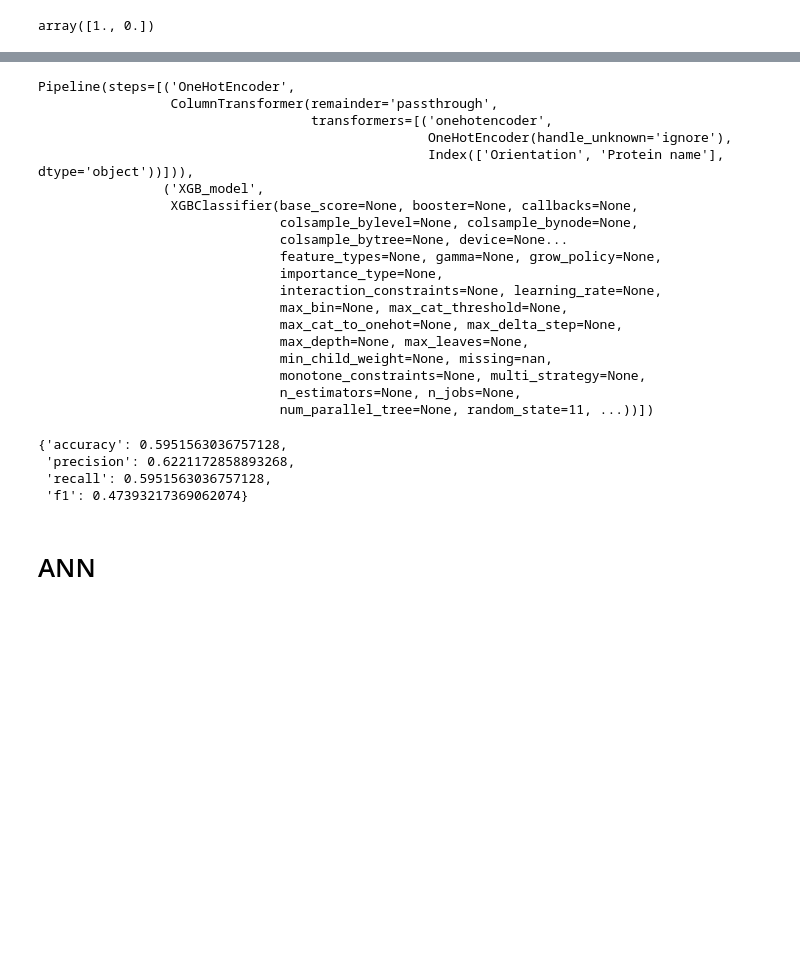
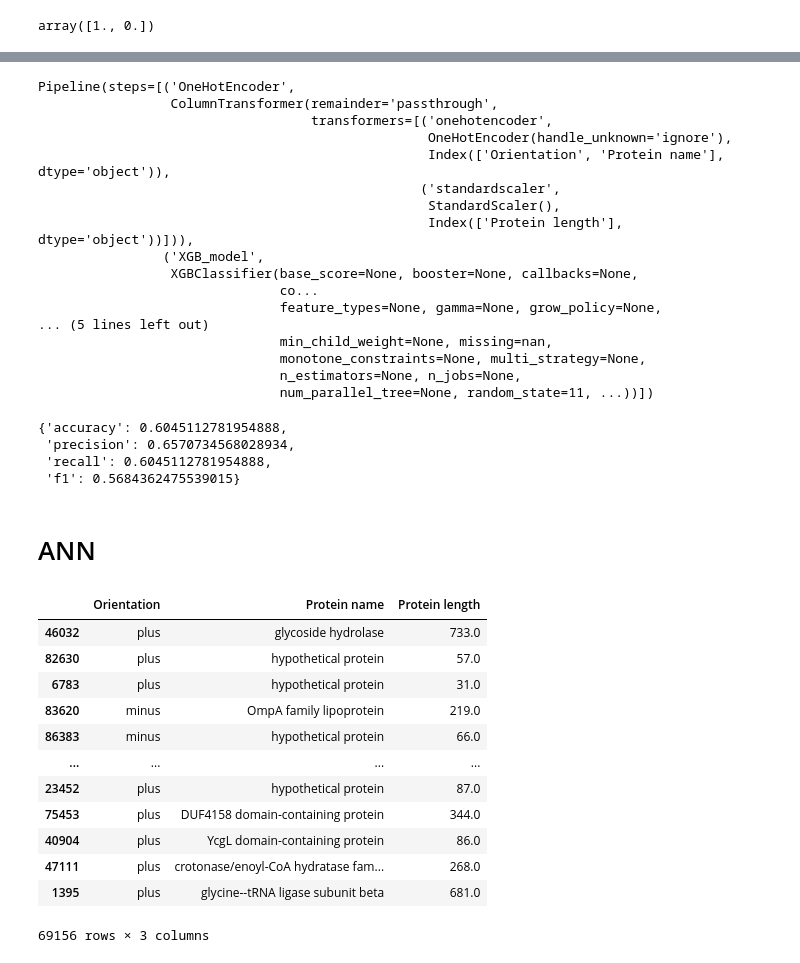
Before and after one commit to ayaramis/Kaggle, a Jupyter notebook: pgpr_nonpgpr.ipynb, the cells around one changed output, grey strips where cells are left out. Saved outputs shown, nothing was run; the diff lists cells and outputs as text; code cells hidden in the pictures; blank space fills up the shorter version.

```diff
--- a/pgpr_nonpgpr.ipynb
+++ b/pgpr_nonpgpr.ipynb
@@ -88,3 +83,4 @@ from sklearn.model_selection import train_test_split
 X_train, X_test, y_train, y_test = train_test_split(X, y, test_size=0.2, stratify=y, random_state=11)
 # %%
 ohe = X_train.select_dtypes("object").columns
+num = X_train.select_dtypes("float64").columns
@@ -91,9 +91,11 @@ ohe = X_train.select_dtypes("object").columns
 # %%
 from sklearn.compose import make_column_transformer
 from sklearn.preprocessing import OneHotEncoder, LabelEncoder
+from sklearn.preprocessing import StandardScaler
 
 ohe_enc = OneHotEncoder(handle_unknown='ignore') #OneHotEncoder
-column_trans = make_column_transformer((ohe_enc, ohe), remainder='passthrough')
+std_sca = StandardScaler()
+column_trans = make_column_transformer((ohe_enc, ohe),(std_sca, num), remainder='passthrough')
 # %%
 from sklearn.pipeline import Pipeline
 from sklearn.ensemble import RandomForestClassifier
@@ -144,17 +214,15 @@ Pipeline(steps=[('OneHotEncoder',
                  ColumnTransformer(remainder='passthrough',
                                    transformers=[('onehotencoder',
                                                   OneHotEncoder(handle_unknown='ignore'),
-                                                  Index(['Orientation', 'Protein name'], dtype='object'))])),
+                                                  Index(['Orientation', 'Protein name'], dtype='object')),
+                                                 ('standardscaler',
+                                                  StandardScaler(),
+                                                  Index(['Protein length'], dtype='object'))])),
                 ('XGB_model',
                  XGBClassifier(base_score=None, booster=None, callbacks=None,
-                               colsample_bylevel=None, colsample_bynode=None,
-                               colsample_bytree=None, device=None...
+                               co...
                                feature_types=None, gamma=None, grow_policy=None,
-                               importance_type=None,
-                               interaction_constraints=None, learning_rate=None,
-                               max_bin=None, max_cat_threshold=None,
-                               max_cat_to_onehot=None, max_delta_step=None,
-                               max_depth=None, max_leaves=None,
+... (5 lines left out)
                                min_child_weight=None, missing=nan,
                                monotone_constraints=None, multi_strategy=None,
                                n_estimators=None, n_jobs=None,
@@ -163,9 +231,25 @@ Pipeline(steps=[('OneHotEncoder',
 calculate_results(y_true=y_test,
                   y_pred=(pipe_model.predict(X_test)))
 # %% [output]
-{'accuracy': 0.5951563036757128,
- 'precision': 0.6221172858893268,
- 'recall': 0.5951563036757128,
- 'f1': 0.47393217369062074}
+{'accuracy': 0.6045112781954888,
+ 'precision': 0.6570734568028934,
+ 'recall': 0.6045112781954888,
+ 'f1': 0.5684362475539015}
 # %% [markdown]
 # ANN
+# %%
+X_train
+# %% [output]
+|  | Orientation | Protein name | Protein length |
+| 46032 | plus | glycoside hydrolase | 733.0 |
+| 82630 | plus | hypothetical protein | 57.0 |
+| 6783 | plus | hypothetical protein | 31.0 |
+| 83620 | minus | OmpA family lipoprotein | 219.0 |
+| 86383 | minus | hypothetical protein | 66.0 |
+| ... | ... | ... | ... |
+| 23452 | plus | hypothetical protein | 87.0 |
+| 75453 | plus | DUF4158 domain-containing protein | 344.0 |
+| 40904 | plus | YcgL domain-containing protein | 86.0 |
+| 47111 | plus | crotonase/enoyl-CoA hydratase fam... | 268.0 |
+| 1395 | plus | glycine--tRNA ligase subunit beta | 681.0 |
+69156 rows × 3 columns
```
Also changed, not shown: parts of 19 cells of this notebook.
